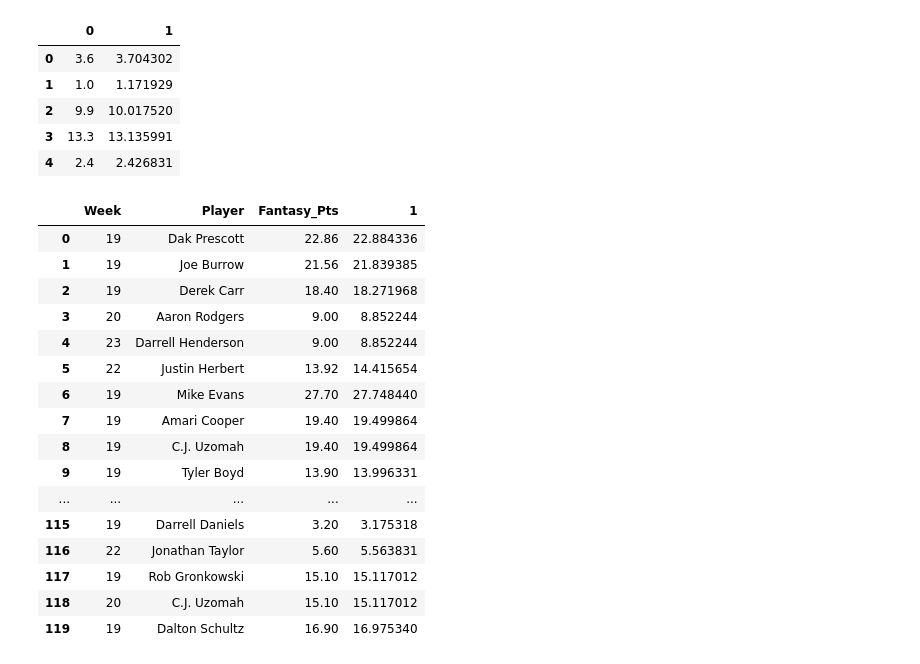
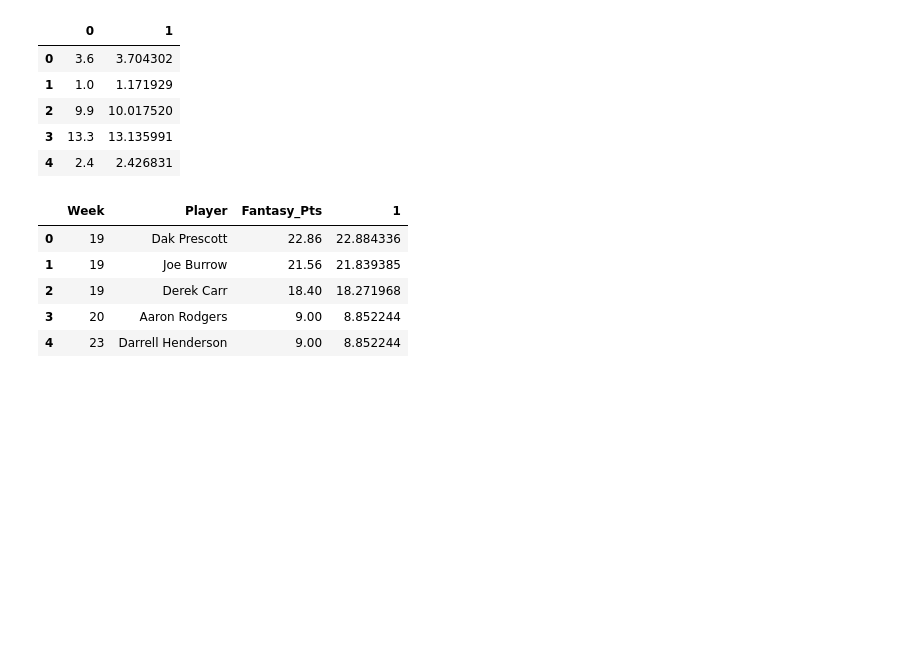
Before and after one commit to dancosta154/Fantasy_Football_Modeling, a Jupyter notebook: main_df.ipynb, the cells around one changed output. Cells and saved outputs as stored; diff of their text form; code cells hidden in the pictures; blank space fills up the shorter version.

```diff
--- a/main_df.ipynb
+++ b/main_df.ipynb
@@ -606,22 +606,11 @@ df_predicted = pd.DataFrame(set(zip(y_test, y_pred)))
 # %%
 df = pd.merge(df, df_predicted, left_on = ['Fantasy_Pts'], right_on = [0])
 # %%
-df[['Week', 'Player', 'Fantasy_Pts', 1]]
+df[['Week', 'Player', 'Fantasy_Pts', 1]].head()
 # %% [output]
 |  | Week | Player | Fantasy_Pts | 1 |
 | 0 | 19 | Dak Prescott | 22.86 | 22.884336 |
 | 1 | 19 | Joe Burrow | 21.56 | 21.839385 |
 | 2 | 19 | Derek Carr | 18.40 | 18.271968 |
 | 3 | 20 | Aaron Rodgers | 9.00 | 8.852244 |
 | 4 | 23 | Darrell Henderson | 9.00 | 8.852244 |
-| 5 | 22 | Justin Herbert | 13.92 | 14.415654 |
-| 6 | 19 | Mike Evans | 27.70 | 27.748440 |
-| 7 | 19 | Amari Cooper | 19.40 | 19.499864 |
-| 8 | 19 | C.J. Uzomah | 19.40 | 19.499864 |
-| 9 | 19 | Tyler Boyd | 13.90 | 13.996331 |
-| ... | ... | ... | ... | ... |
-| 115 | 19 | Darrell Daniels | 3.20 | 3.175318 |
-| 116 | 22 | Jonathan Taylor | 5.60 | 5.563831 |
-| 117 | 19 | Rob Gronkowski | 15.10 | 15.117012 |
-| 118 | 20 | C.J. Uzomah | 15.10 | 15.117012 |
-| 119 | 19 | Dalton Schultz | 16.90 | 16.975340 |
```
Also changed, not shown: 35 other files.
